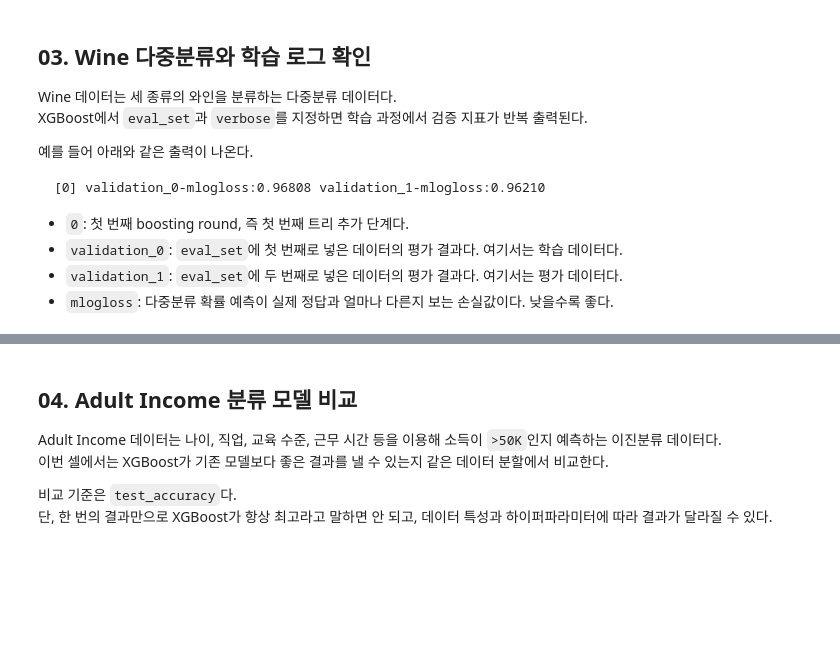
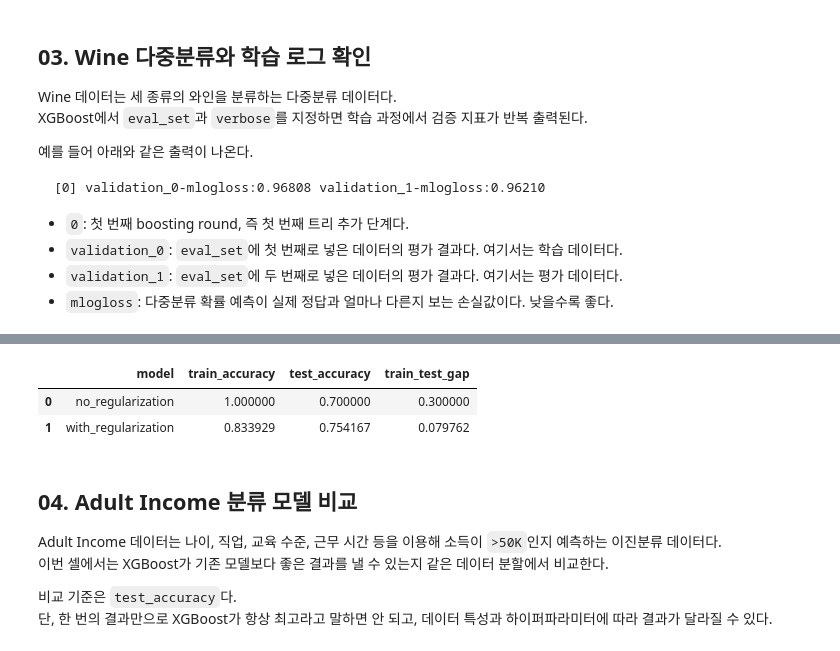
Before and after one commit to RabbitTasteDog-PRO/06_machine_learning, a Jupyter notebook: 05_ensemble/05_xgboost.ipynb, the cells around one changed output, grey strips where cells are left out. Saved outputs shown, nothing was run; the diff lists cells and outputs as text; code cells hidden in the pictures; blank space fills up the shorter version.

```diff
--- a/05_ensemble/05_xgboost.ipynb
+++ b/05_ensemble/05_xgboost.ipynb
@@ -127,3 +218,75 @@ display(wine_X.head())
+# %%
+from sklearn.datasets import make_classification
+
+regular_X, regular_y = make_classification(
+    n_samples=800,
+    n_features=25,
+    n_informative=5,
+    n_redundant=8,
+    flip_y=0.18,
+    class_sep=0.65,
+    random_state=42,
+)
+
+regular_X_train, regular_X_test, regular_y_train, regular_y_test = train_test_split(
+    regular_X,
+    regular_y,
+    test_size=0.3,
+    random_state=42,
+    stratify=regular_y
+)
+
+# 비교할 두 모델을 준비
+regularization_models = {
+    'no_regularization': XGBClassifier(
+        n_estimators=500,
+        learning_rate=0.12,
+        max_depth=8,
+        eval_metric='logloss',
+        random_state=42,
+        n_jobs=1,
+        verbosity=0,  # XGBoost 내부 로그를 숨김.
+    ),
+    'with_regularization': XGBClassifier(
+        n_estimators=300,
+        learning_rate=0.08,
+        max_depth=5,
+        eval_metric='logloss',
+        # reg_alpha: L1 규제. 영향이 작은 leaf score를 0에 가깝게 줄일 수 있음.
+        reg_alpha=0.5,
+        # reg_lambda: L2 규제. leaf score가 너무 커지지 않도록 완만하게 제한함.
+        reg_lambda=10.0,
+        # gamma: 분할 규제. 이득이 충분할 때만 트리를 더 쪼개도록 함.
+        gamma=2.0,
+        random_state=42,
+        n_jobs=1,
+        verbosity=0,
+    )
+}
+
+regularization_results = []
+
+for name, model in regularization_models.items():
+    model.fit(regular_X_train, regular_y_train)
+
+    # train_accuracy와 test_accuracy를 함께 계산해 과대적합 정도를 비교함.
+    train_accuracy = model.score(regular_X_train, regular_y_train)
+    test_accuracy = model.score(regular_X_test, regular_y_test)
+
+    regularization_results.append({
+        'model': name,
+        'train_accuracy': train_accuracy,
+        'test_accuracy': test_accuracy,
+        # train_test_gap: 학습 점수와 평가 점수 차이. 클수록 과대적합 가능성을 의심함.
+        'train_test_gap': train_accuracy - test_accuracy
+    })
+
+regularization_result_df = pd.DataFrame(regularization_results)
+display(regularization_result_df)
+# %% [output]
+|  | model | train_accuracy | test_accuracy | train_test_gap |
+| 0 | no_regularization | 1.000000 | 0.700000 | 0.300000 |
+| 1 | with_regularization | 0.833929 | 0.754167 | 0.079762 |
 # %% [markdown]
 ## 04. Adult Income 분류 모델 비교
 
```
Also changed, not shown: parts of 7 cells of this notebook.
